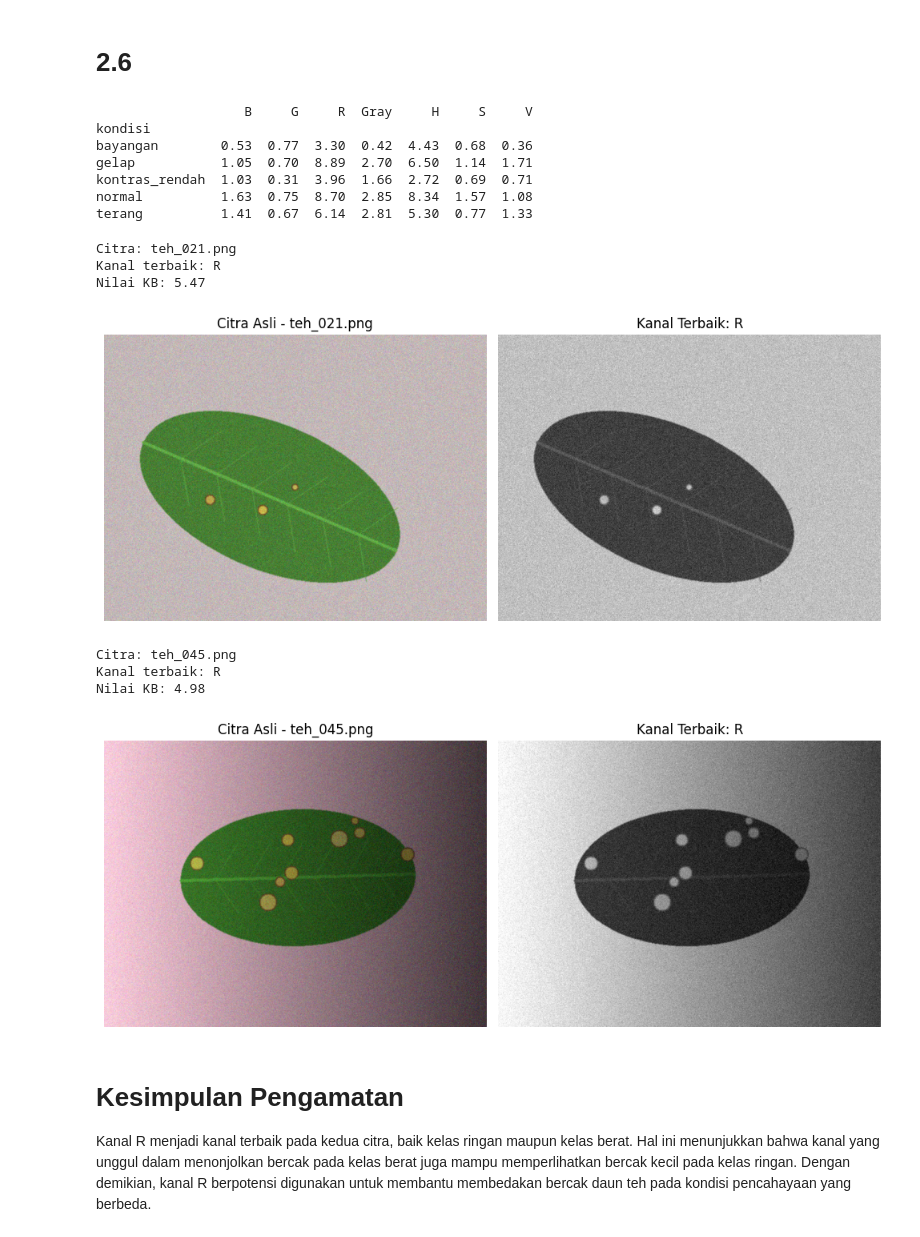
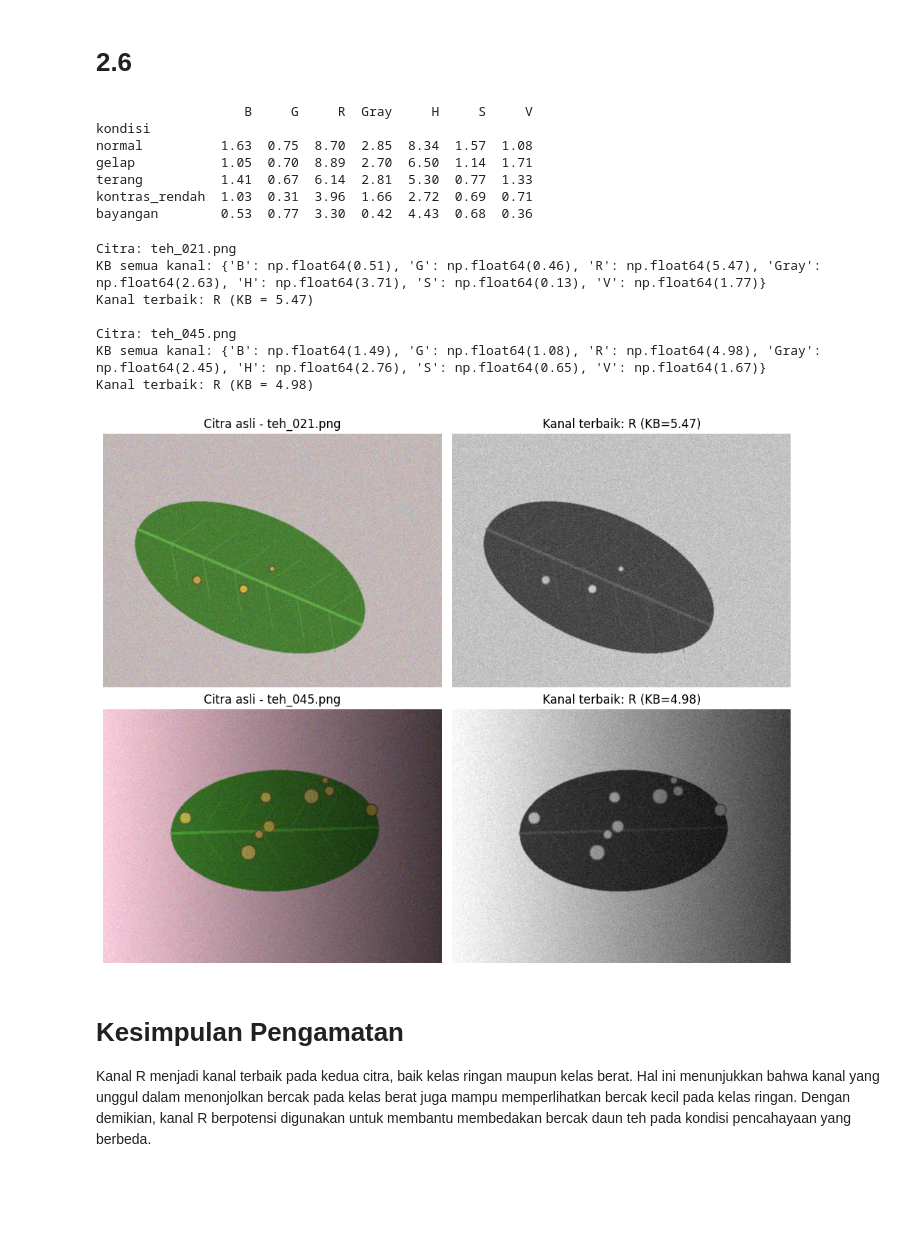
Before and after one commit to MuhammadImamFaisal/simuteh-2330511016, a Jupyter notebook: notebook/B2_citra_warna.ipynb, the cells around one changed output. Drawn from its saved outputs; the diff is of its cells as text; code cells hidden in the pictures; blank space fills up the shorter version.

```diff
--- a/notebook/B2_citra_warna.ipynb
+++ b/notebook/B2_citra_warna.ipynb
@@ -183,12 +197,13 @@ for i, (nama_kanal, citra) in enumerate(zip(judul, gambar)):
     if nama_kanal == "Asli":
         plt.imshow(cv2.cvtColor(citra, cv2.COLOR_BGR2RGB))
     else:
-        plt.imshow(citra, cmap="gray")
+        plt.imshow(citra, cmap="gray", vmin=0, vmax=255)
 
     plt.title(nama_kanal)
     plt.axis("off")
 
 plt.tight_layout()
+plt.savefig(os.path.join(HASIL_DIR, "b2_panel_kanal.png"), dpi=150, bbox_inches="tight")
 plt.show()
 
 # Menghitung kontras bercak setiap kanal
@@ -251,5 +278,7 @@ fx=0.05: ukuran=(24, 32), KB=1.38
 # %%
 # Eksperimen kuantisasi
+hasil_kuantisasi = []
+
 fig, axes = plt.subplots(1, 5, figsize=(18, 4))
 
 for i, k in enumerate([1, 2, 3, 4, 8]):
@@ -263,14 +292,21 @@ for i, k in enumerate([1, 2, 3, 4, 8]):
     kb = kontras_bercak(kuant, md, mb)
 
     print(f"k={k}: {level} level, KB={kb:.2f}")
+    hasil_kuantisasi.append([k, level, round(kb, 2)])
 
     # Tampilkan citra
     axes[i].imshow(kuant, cmap="gray", vmin=0, vmax=255)
-    axes[i].set_title(f"{k} Bit")
+    axes[i].set_title(f"{k} bit ({level} level)\nKB={kb:.2f}")
     axes[i].axis("off")
 
 plt.tight_layout()
+plt.savefig(os.path.join(HASIL_DIR, "b2_kuantisasi.png"), dpi=150, bbox_inches="tight")
 plt.show()
+
+# Simpan tabel kuantisasi untuk laporan
+tabel_kuantisasi = pd.DataFrame(hasil_kuantisasi, columns=["bit", "jumlah_level", "KB"])
+print(tabel_kuantisasi)
+tabel_kuantisasi.to_csv(os.path.join(HASIL_DIR, "b2_tabel_kuantisasi.csv"), index=False)
 # %% [output]
 k=1: 2 level, KB=9.10
 k=2: 3 level, KB=9.11
@@ -381,72 +423,76 @@ for _, d in data_ringan.iterrows():
     baris_ringan.append(kb)
 
 # Menghitung rerata KB berdasarkan kondisi cahaya
+urutan_kondisi = ["normal", "gelap", "terang", "kontras_rendah", "bayangan"]
+
 tabel_kb_ringan = (
     pd.DataFrame(baris_ringan)
     .groupby("kondisi")
     .mean(numeric_only=True)
+    .reindex(urutan_kondisi)
     .round(2)
 )
 
 print(tabel_kb_ringan)
+tabel_kb_ringan.to_csv(os.path.join(HASIL_DIR, "b2_kb_kanal_ringan.csv"))
 # %% [output]
                    B     G     R  Gray     H     S     V
 kondisi
+normal          1.63  0.75  8.70  2.85  8.34  1.57  1.08
+gelap           1.05  0.70  8.89  2.70  6.50  1.14  1.71
+terang          1.41  0.67  6.14  2.81  5.30  0.77  1.33
+kontras_rendah  1.03  0.31  3.96  1.66  2.72  0.69  0.71
 bayangan        0.53  0.77  3.30  0.42  4.43  0.68  0.36
-gelap           1.05  0.70  8.89  2.70  6.50  1.14  1.71
-kontras_rendah  1.03  0.31  3.96  1.66  2.72  0.69  0.71
-normal          1.63  0.75  8.70  2.85  8.34  1.57  1.08
-terang          1.41  0.67  6.14  2.81  5.30  0.77  1.33
 # %%
 # Menentukan kanal terbaik untuk setiap citra
 daftar_citra = ["teh_021.png", "teh_045.png"]
 
-for nama in daftar_citra:
+fig, axes = plt.subplots(2, 2, figsize=(10, 8))
+
+for i, nama in enumerate(daftar_citra):
     # Membaca citra dan mask
     img = cv2.imread(os.path.join(DATA_DIR, "citra", nama))
     md = cv2.imread(os.path.join(DATA_DIR, "mask_daun", nama), 0)
     mb = cv2.imread(os.path.join(DATA_DIR, "mask_bercak", nama), 0)
 
     # Memisahkan seluruh kanal
     kanal = semua_kanal(img)
 
     # Menghitung KB setiap kanal
     hasil_kb = {
         k: kontras_bercak(c, md, mb)
         for k, c in kanal.items()
     }
 
     # Menentukan kanal dengan KB tertinggi
     kanal_terbaik = max(hasil_kb, key=hasil_kb.get)
 
     print(f"\nCitra: {nama}")
-    print(f"Kanal terbaik: {kanal_terbaik}")
-    print(f"Nilai KB: {hasil_kb[kanal_terbaik]:.2f}")
+    print("KB semua kanal:", {k: round(v, 2) for k, v in hasil_kb.items()})
+    print(f"Kanal terbaik: {kanal_terbaik} (KB = {hasil_kb[kanal_terbaik]:.2f})")
 
-    # Menampilkan citra asli dan kanal terbaik
-    plt.figure(figsize=(10, 4))
+    # Citra asli
+    axes[i, 0].imshow(cv2.cvtColor(img, cv2.COLOR_BGR2RGB))
+    axes[i, 0].set_title(f"Citra asli - {nama}")
+    axes[i, 0].axis("off")
 
-    plt.subplot(1, 2, 1)
-    plt.imshow(cv2.cvtColor(img, cv2.COLOR_BGR2RGB))
-    plt.title(f"Citra Asli - {nama}")
-    plt.axis("off")
+    # Kanal terbaik
+    axes[i, 1].imshow(kanal[kanal_terbaik], cmap="gray", vmin=0, vmax=255)
+    axes[i, 1].set_title(f"Kanal terbaik: {kanal_terbaik} (KB={hasil_kb[kanal_terbaik]:.2f})")
+    axes[i, 1].axis("off")
 
-    plt.subplot(1, 2, 2)
-    plt.imshow(kanal[kanal_terbaik], cmap="gray")
-    plt.title(f"Kanal Terbaik: {kanal_terbaik}")
-    plt.axis("off")
-
-    plt.tight_layout()
-    plt.show()
+plt.tight_layout()
+plt.savefig(os.path.join(HASIL_DIR, "b2_kanal_terbaik_021_045.png"), dpi=150, bbox_inches="tight")
+plt.show()
 # %% [output]
 Citra: teh_021.png
-Kanal terbaik: R
-Nilai KB: 5.47
+KB semua kanal: {'B': np.float64(0.51), 'G': np.float64(0.46), 'R': np.float64(5.47), 'Gray': np.float64(2.63), 'H': np.float64(3.71), 'S': np.float64(0.13), 'V': np.float64(1.77)}
+Kanal terbaik: R (KB = 5.47)
+
+Citra: teh_045.png
+KB semua kanal: {'B': np.float64(1.49), 'G': np.float64(1.08), 'R': np.float64(4.98), 'Gray': np.float64(2.45), 'H': np.float64(2.76), 'S': np.float64(0.65), 'V': np.float64(1.67)}
+Kanal terbaik: R (KB = 4.98)
-[figure, old version]
+[figure, new version]
-Citra: teh_045.png
-Kanal terbaik: R
-Nilai KB: 4.98
-[figure, removed]
 # %% [markdown]
 # Kesimpulan Pengamatan
 Kanal R menjadi kanal terbaik pada kedua citra, baik kelas ringan maupun kelas berat. Hal ini menunjukkan bahwa kanal yang unggul dalam menonjolkan bercak pada kelas berat juga mampu memperlihatkan bercak kecil pada kelas ringan. Dengan demikian, kanal R berpotensi digunakan untuk membantu membedakan bercak daun teh pada kondisi pencahayaan yang berbeda.
```
Also changed, not shown: parts of 5 cells of this notebook, 7 other files.
